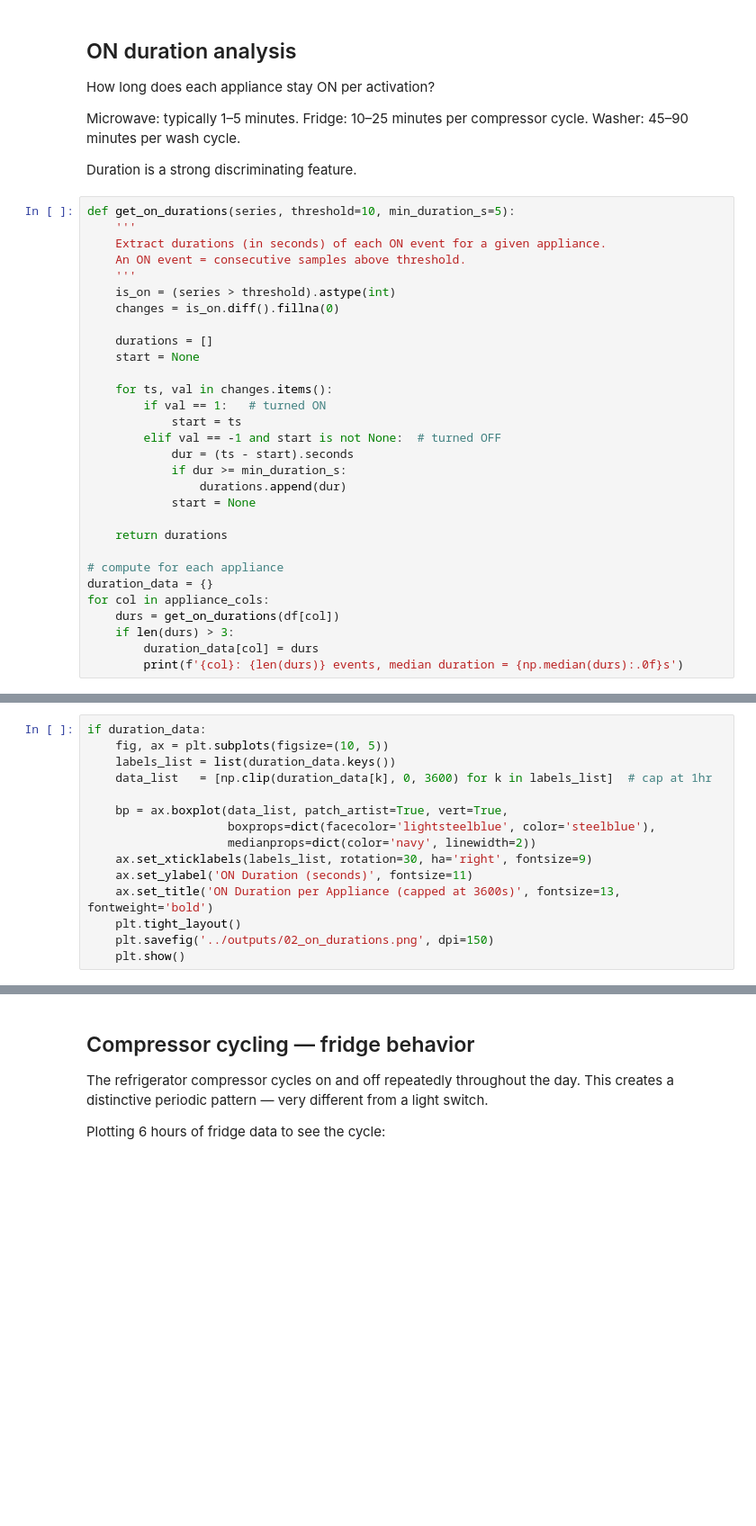
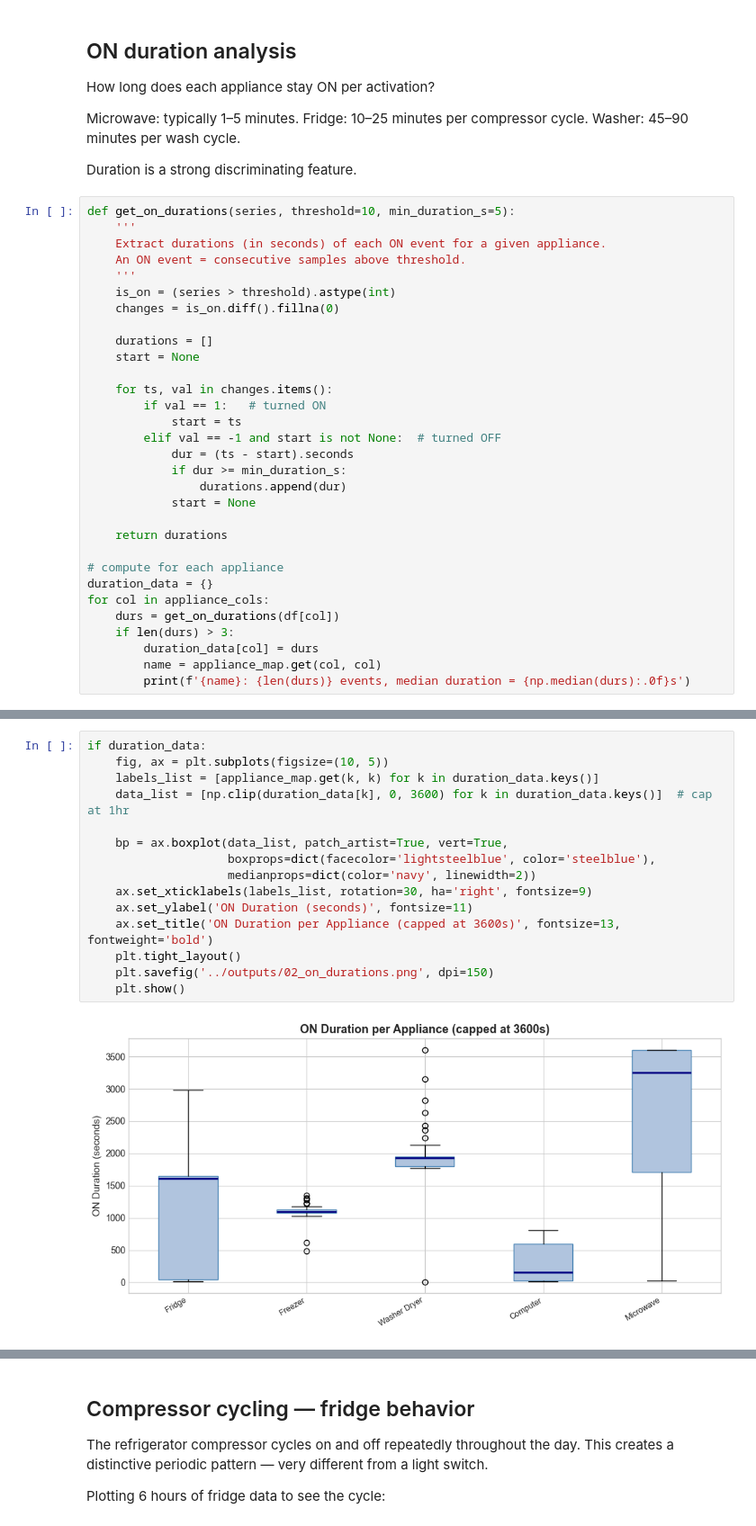
Before and after one commit to Som0111/electrical-load-fingerprinting, a Jupyter notebook: notebooks/02_signal_analysis.ipynb, the cells around one changed output, grey strips where cells are left out. Shown at 90% size. Drawn from its saved outputs; the diff is of its cells as text; blank space fills up the shorter version.

```diff
--- a/notebooks/02_signal_analysis.ipynb
+++ b/notebooks/02_signal_analysis.ipynb
@@ -97,4 +141,5 @@ for col in appliance_cols:
     durs = get_on_durations(df[col])
     if len(durs) > 3:
         duration_data[col] = durs
-        print(f'{col}: {len(durs)} events, median duration = {np.median(durs):.0f}s')
+        name = appliance_map.get(col, col)
+        print(f'{name}: {len(durs)} events, median duration = {np.median(durs):.0f}s')
@@ -101,15 +152,17 @@ for col in appliance_cols:
 # %%
 if duration_data:
     fig, ax = plt.subplots(figsize=(10, 5))
-    labels_list = list(duration_data.keys())
-    data_list   = [np.clip(duration_data[k], 0, 3600) for k in labels_list]  # cap at 1hr
+    labels_list = [appliance_map.get(k, k) for k in duration_data.keys()]
+    data_list = [np.clip(duration_data[k], 0, 3600) for k in duration_data.keys()]  # cap at 1hr
 
     bp = ax.boxplot(data_list, patch_artist=True, vert=True,
                     boxprops=dict(facecolor='lightsteelblue', color='steelblue'),
                     medianprops=dict(color='navy', linewidth=2))
     ax.set_xticklabels(labels_list, rotation=30, ha='right', fontsize=9)
     ax.set_ylabel('ON Duration (seconds)', fontsize=11)
     ax.set_title('ON Duration per Appliance (capped at 3600s)', fontsize=13, fontweight='bold')
     plt.tight_layout()
     plt.savefig('../outputs/02_on_durations.png', dpi=150)
     plt.show()
+# %% [output]
+[figure, added]
```
Also changed, not shown: parts of 13 cells of this notebook, 3 other files.
